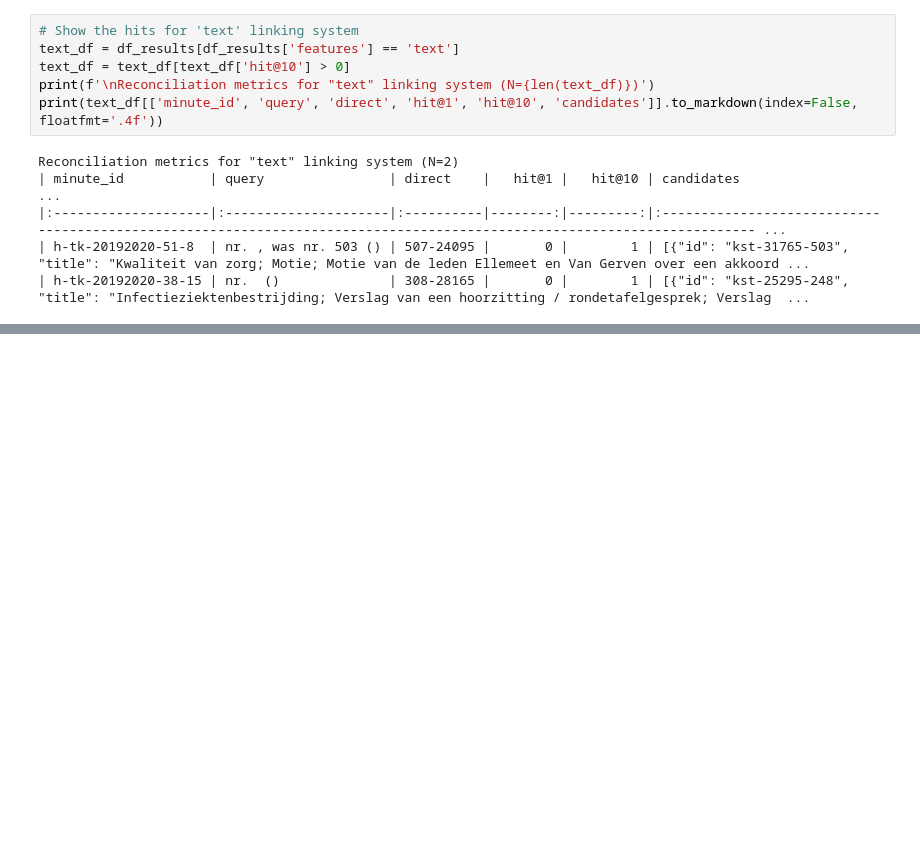
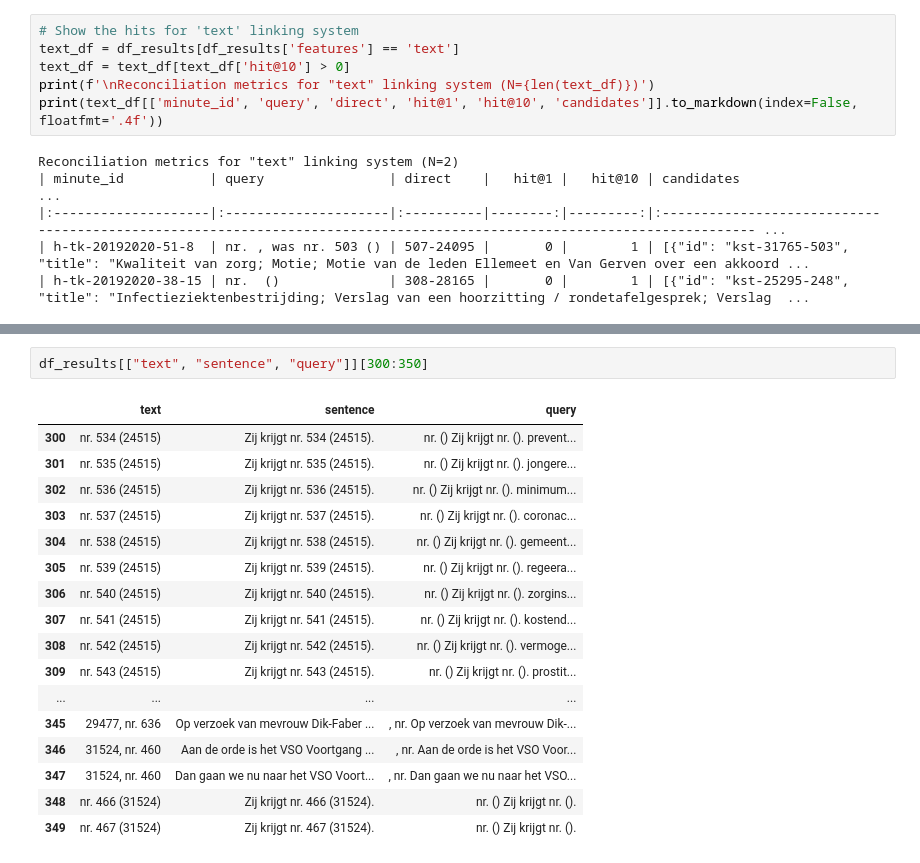
Before and after one commit to BluntKatana/linking-references-to-docs-in-parl-debates, a Jupyter notebook: experiments/reconciliation-2019-2020.ipynb, the cells around one changed output, grey strips where cells are left out. Drawn from its saved outputs; the diff is of its cells as text; blank space fills up the shorter version.

```diff
--- a/experiments/reconciliation-2019-2020.ipynb
+++ b/experiments/reconciliation-2019-2020.ipynb
@@ -92,0 +113,20 @@ Reconciliation metrics for "text" linking system (N=2)
+# %%
+df_results[["text", "sentence", "query"]][300:350]
+# %% [output]
+|  | text | sentence | query |
+| 300 | nr. 534 (24515) | Zij krijgt nr. 534 (24515). | nr. () Zij krijgt nr. (). prevent... |
+| 301 | nr. 535 (24515) | Zij krijgt nr. 535 (24515). | nr. () Zij krijgt nr. (). jongere... |
+| 302 | nr. 536 (24515) | Zij krijgt nr. 536 (24515). | nr. () Zij krijgt nr. (). minimum... |
+| 303 | nr. 537 (24515) | Zij krijgt nr. 537 (24515). | nr. () Zij krijgt nr. (). coronac... |
+| 304 | nr. 538 (24515) | Zij krijgt nr. 538 (24515). | nr. () Zij krijgt nr. (). gemeent... |
+| 305 | nr. 539 (24515) | Zij krijgt nr. 539 (24515). | nr. () Zij krijgt nr. (). regeera... |
+| 306 | nr. 540 (24515) | Zij krijgt nr. 540 (24515). | nr. () Zij krijgt nr. (). zorgins... |
+| 307 | nr. 541 (24515) | Zij krijgt nr. 541 (24515). | nr. () Zij krijgt nr. (). kostend... |
+| 308 | nr. 542 (24515) | Zij krijgt nr. 542 (24515). | nr. () Zij krijgt nr. (). vermoge... |
+| 309 | nr. 543 (24515) | Zij krijgt nr. 543 (24515). | nr. () Zij krijgt nr. (). prostit... |
+| ... | ... | ... | ... |
+| 345 | 29477, nr. 636 | Op verzoek van mevrouw Dik-Faber ... | , nr. Op verzoek van mevrouw Dik-... |
+| 346 | 31524, nr. 460 | Aan de orde is het VSO Voortgang ... | , nr. Aan de orde is het VSO Voor... |
+| 347 | 31524, nr. 460 | Dan gaan we nu naar het VSO Voort... | , nr. Dan gaan we nu naar het VSO... |
+| 348 | nr. 466 (31524) | Zij krijgt nr. 466 (31524). | nr. () Zij krijgt nr. (). |
+| 349 | nr. 467 (31524) | Zij krijgt nr. 467 (31524). | nr. () Zij krijgt nr. (). |
```
Also changed, not shown: parts of 4 cells of this notebook, 6 other files.
